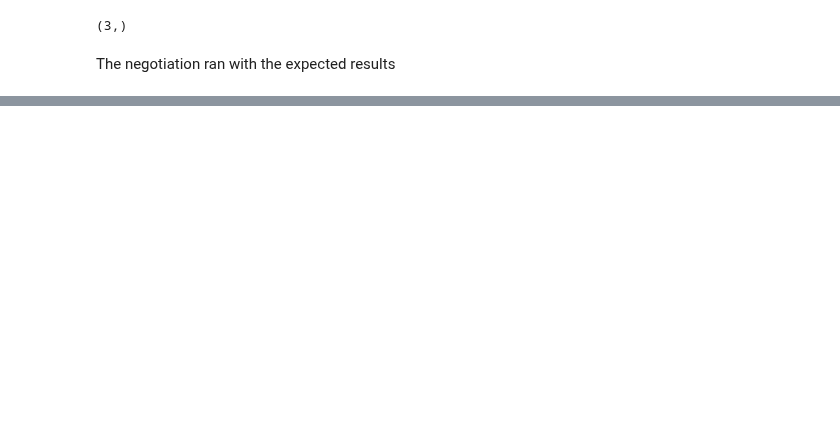
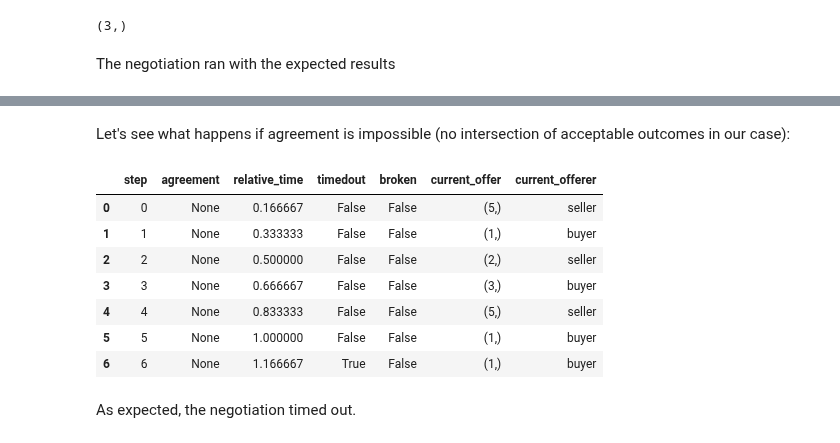
Before and after one commit to yasserfarouk/negmas, a Jupyter notebook: notebooks/overview.ipynb, the cells around one changed output, grey strips where cells are left out. Cells and saved outputs as stored; diff of their text form; code cells hidden in the pictures; blank space fills up the shorter version.

```diff
--- a/notebooks/overview.ipynb
+++ b/notebooks/overview.ipynb
@@ -621,0 +769,40 @@ The negotiation ran with the expected results
+# %% [markdown]
+Let's see what happens if agreement is impossible (no intersection of acceptable outcomes in our case):
+# %%
+p = NewParallelResponseMechanism(outcomes = 6, n_steps = 6)
+p.add(LimitedOutcomesNegotiator(name='seller',
+                                acceptable_outcomes=[(2,), (0,), (5,)],
+                                proposable_outcomes=[(2,), (0,), (5,)]
+                               )
+     )
+p.add(LimitedOutcomesNegotiator(name='buyer',
+                                acceptable_outcomes=[(1,), (4,), (3,)],
+                                proposable_outcomes=[(1,), (4,), (3,)]
+                               )
+     )
+state = p.run()
+pd.DataFrame(
+    [
+        dict(
+            step=_.step,
+            agreement=_.agreement,
+            relative_time=_.relative_time,
+            timedout=_.timedout,
+            broken=_.broken,
+            current_offer=_.current_offer,
+            current_offerer=_.current_offerer
+        )
+        for _ in p.history
+    ]
+)
+# %% [output]
+|  | step | agreement | relative_time | timedout | broken | current_offer | current_offerer |
+| 0 | 0 | None | 0.166667 | False | False | (5,) | seller |
+| 1 | 1 | None | 0.333333 | False | False | (1,) | buyer |
+| 2 | 2 | None | 0.500000 | False | False | (2,) | seller |
+| 3 | 3 | None | 0.666667 | False | False | (3,) | buyer |
+| 4 | 4 | None | 0.833333 | False | False | (5,) | seller |
+| 5 | 5 | None | 1.000000 | False | False | (1,) | buyer |
+| 6 | 6 | None | 1.166667 | True | False | (1,) | buyer |
+# %% [markdown]
+As expected, the negotiation timed out.
```
Also changed, not shown: parts of 66 cells of this notebook, 9 other files.
